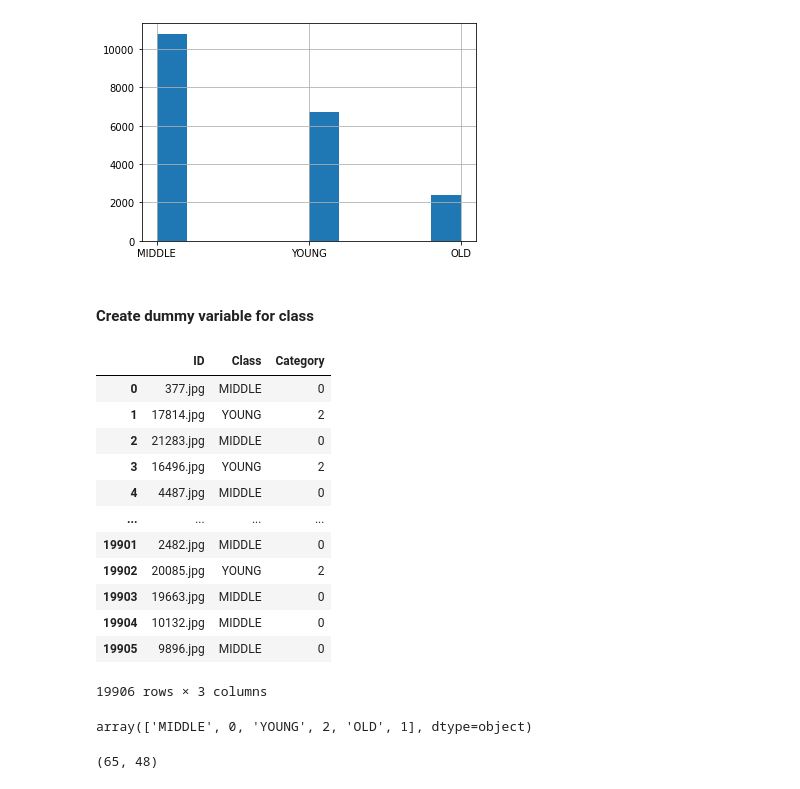
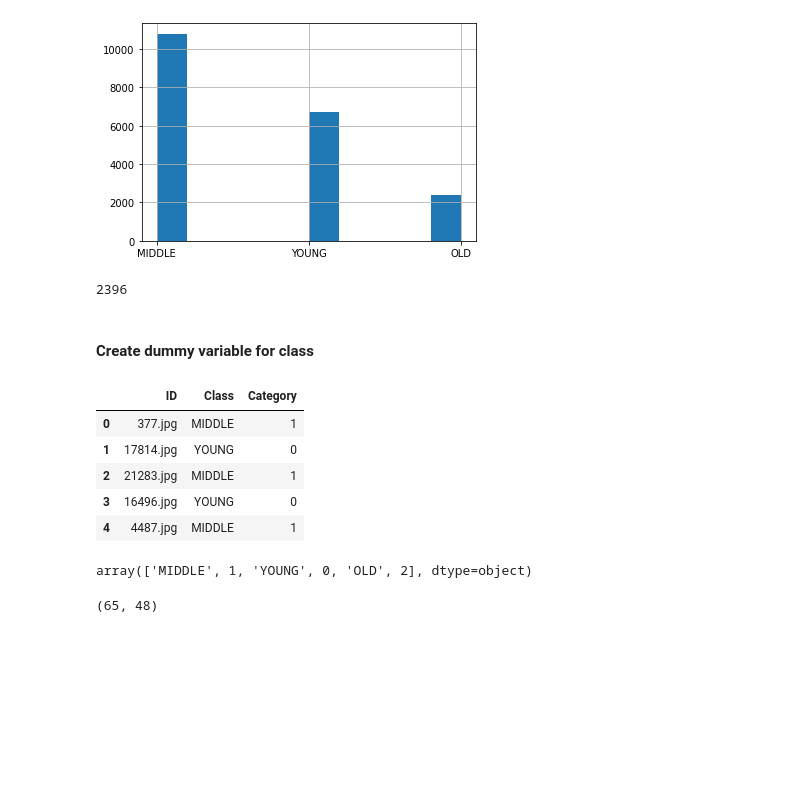
Before and after one commit to jucalfonsom/ml-course, a Jupyter notebook: age_detection.ipynb, the cells around one changed output. Drawn from its saved outputs; the diff is of its cells as text; code cells hidden in the pictures; blank space fills up the shorter version.

```diff
--- a/age_detection.ipynb
+++ b/age_detection.ipynb
@@ -71,36 +75,35 @@ df['Class'].hist()
 # %% [output]
 <AxesSubplot:>
 [figure]
+# %%
+LIMIT = len(df[df['Class'] == 'OLD'])
+LIMIT
+# %% [output]
+2396
 # %% [markdown]
 #### Create dummy variable for class
 # %%
 # Create numeric column for categories
 # 0: Young, 1: Middle, 2: Old
 
-classes = [0, 1, 2]
+classes = ['YOUNG', 'MIDDLE', 'OLD']
+categories = [0, 1, 2]
 
-df.Class = df.Class.astype('category')
-df['Category'] = df.Class.cat.codes
-df
+df['Category'] = df['Class'].replace(classes,
+                        categories, inplace=False)
+df.head()
 # %% [output]
 |  | ID | Class | Category |
-| 0 | 377.jpg | MIDDLE | 0 |
-| 1 | 17814.jpg | YOUNG | 2 |
-| 2 | 21283.jpg | MIDDLE | 0 |
-| 3 | 16496.jpg | YOUNG | 2 |
-| 4 | 4487.jpg | MIDDLE | 0 |
-| ... | ... | ... | ... |
-| 19901 | 2482.jpg | MIDDLE | 0 |
-| 19902 | 20085.jpg | YOUNG | 2 |
-| 19903 | 19663.jpg | MIDDLE | 0 |
-| 19904 | 10132.jpg | MIDDLE | 0 |
-| 19905 | 9896.jpg | MIDDLE | 0 |
+| 0 | 377.jpg | MIDDLE | 1 |
+| 1 | 17814.jpg | YOUNG | 0 |
+| 2 | 21283.jpg | MIDDLE | 1 |
+| 3 | 16496.jpg | YOUNG | 0 |
+| 4 | 4487.jpg | MIDDLE | 1 |
-19906 rows × 3 columns
 # %%
 # Check the ids
 pd.unique(df[['Class', 'Category']].values.ravel())
 # %% [output]
-array(['MIDDLE', 0, 'YOUNG', 2, 'OLD', 1], dtype=object)
+array(['MIDDLE', 1, 'YOUNG', 0, 'OLD', 2], dtype=object)
 # %%
 # Test read images
 photo = cv2.imread(os.path.join(image_path, df['ID'][10]), cv2.IMREAD_GRAYSCALE)
```
Also changed, not shown: parts of 31 cells of this notebook, 4 other files.
